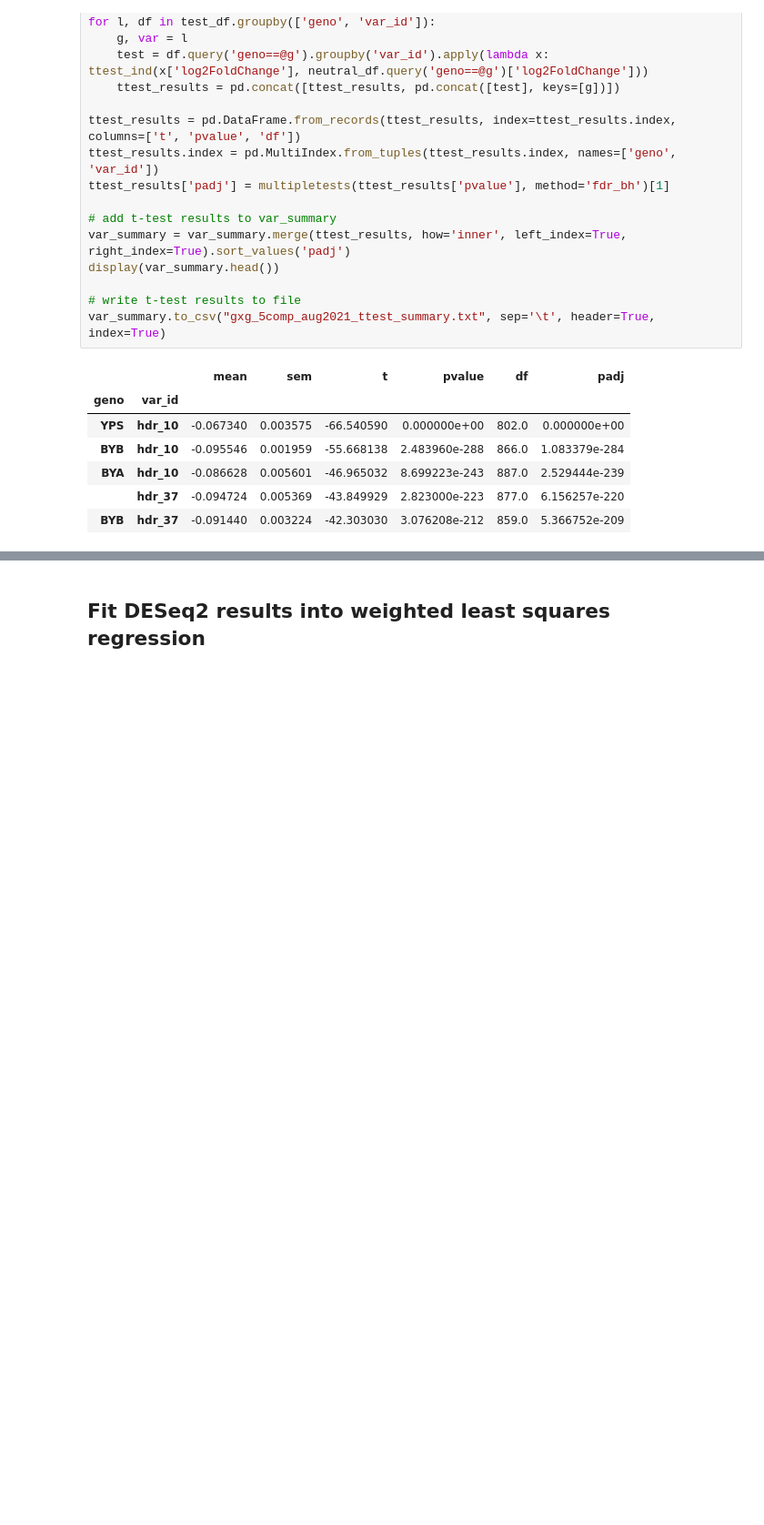
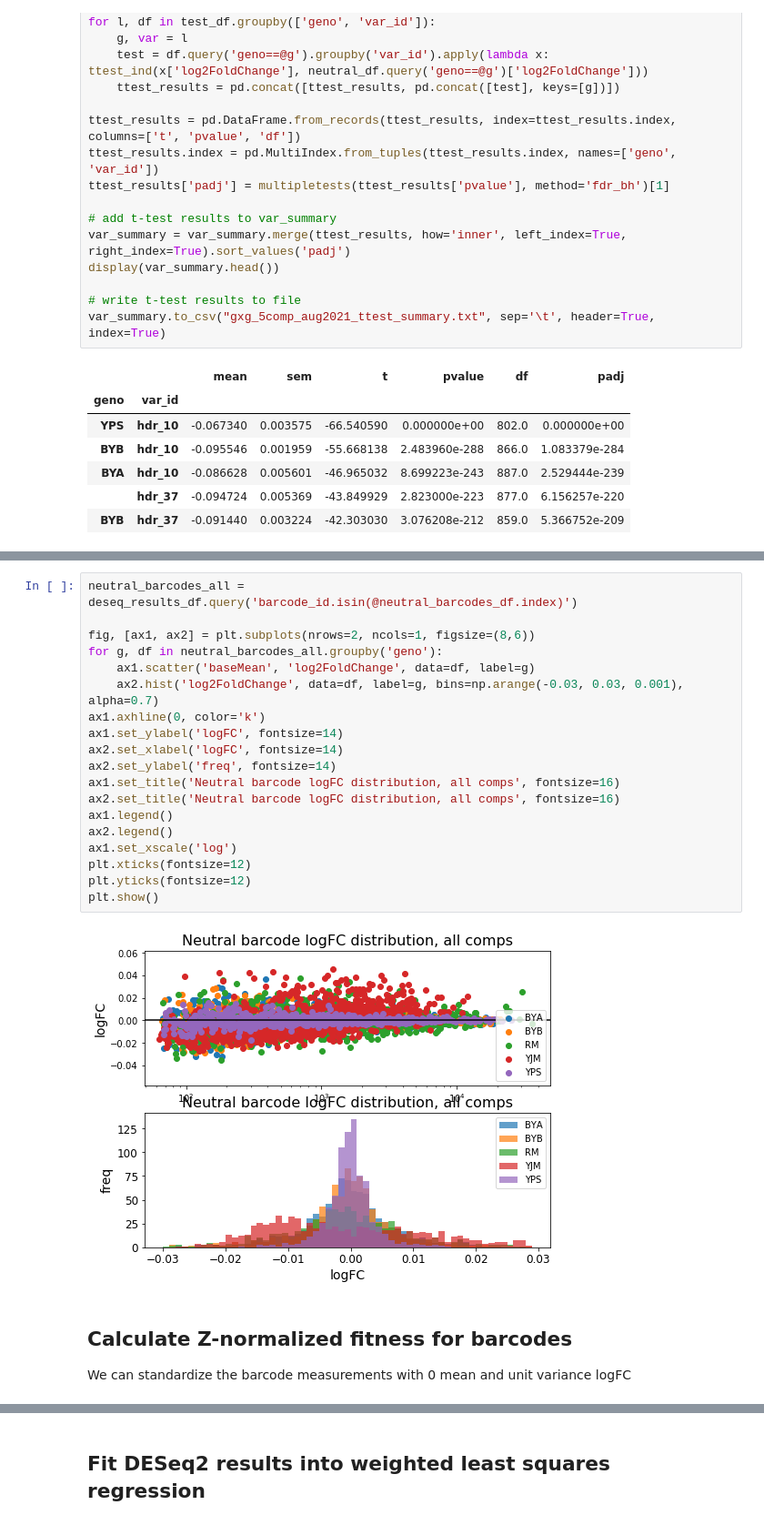
Before and after one commit to roy-ang/crispey3-epistasis, a Jupyter notebook: notebooks/analysis/crispey3-measure-fitness.ipynb, the cells around one changed output, grey strips where cells are left out. Shown at 91% size. Saved outputs shown, nothing was run; the diff lists cells and outputs as text; blank space fills up the shorter version.

```diff
--- a/notebooks/analysis/crispey3-measure-fitness.ipynb
+++ b/notebooks/analysis/crispey3-measure-fitness.ipynb
@@ -338,0 +342,24 @@ var_summary.to_csv("gxg_5comp_aug2021_ttest_summary.txt", sep='\t', header=True,
+# %%
+neutral_barcodes_all = deseq_results_df.query('barcode_id.isin(@neutral_barcodes_df.index)')
+
+fig, [ax1, ax2] = plt.subplots(nrows=2, ncols=1, figsize=(8,6))
+for g, df in neutral_barcodes_all.groupby('geno'):
+    ax1.scatter('baseMean', 'log2FoldChange', data=df, label=g)
+    ax2.hist('log2FoldChange', data=df, label=g, bins=np.arange(-0.03, 0.03, 0.001), alpha=0.7)
+ax1.axhline(0, color='k')
+ax1.set_ylabel('logFC', fontsize=14)
+ax2.set_xlabel('logFC', fontsize=14)
+ax2.set_ylabel('freq', fontsize=14)
+ax1.set_title('Neutral barcode logFC distribution, all comps', fontsize=16)
+ax2.set_title('Neutral barcode logFC distribution, all comps', fontsize=16)
+ax1.legend()
+ax2.legend()
+ax1.set_xscale('log')
+plt.xticks(fontsize=12)
+plt.yticks(fontsize=12)
+plt.show()
+# %% [output]
+[figure, added]
+# %% [markdown]
+## Calculate Z-normalized fitness for barcodes
+We can standardize the barcode measurements with 0 mean and unit variance logFC
```
Also changed, not shown: parts of 27 cells of this notebook.
